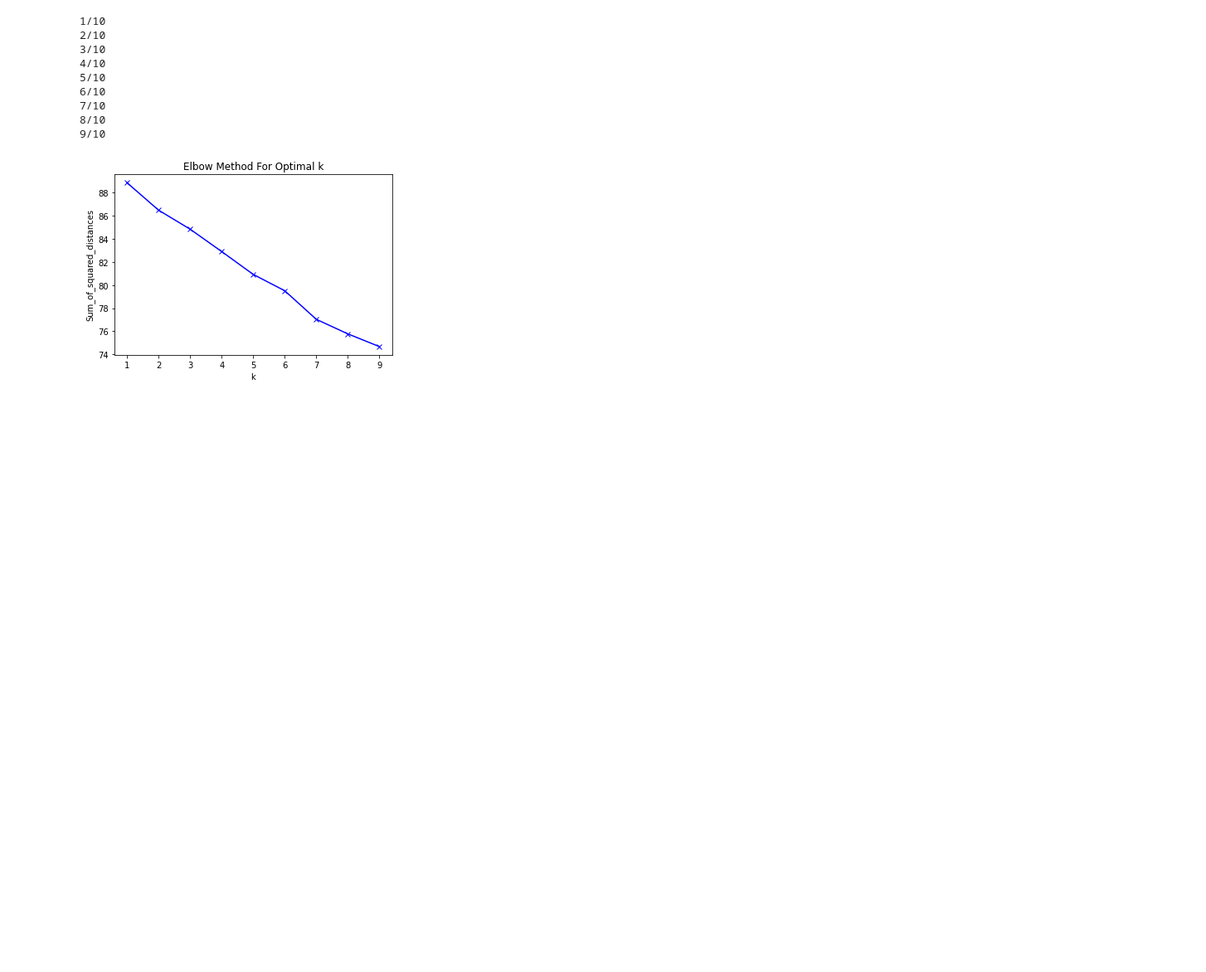
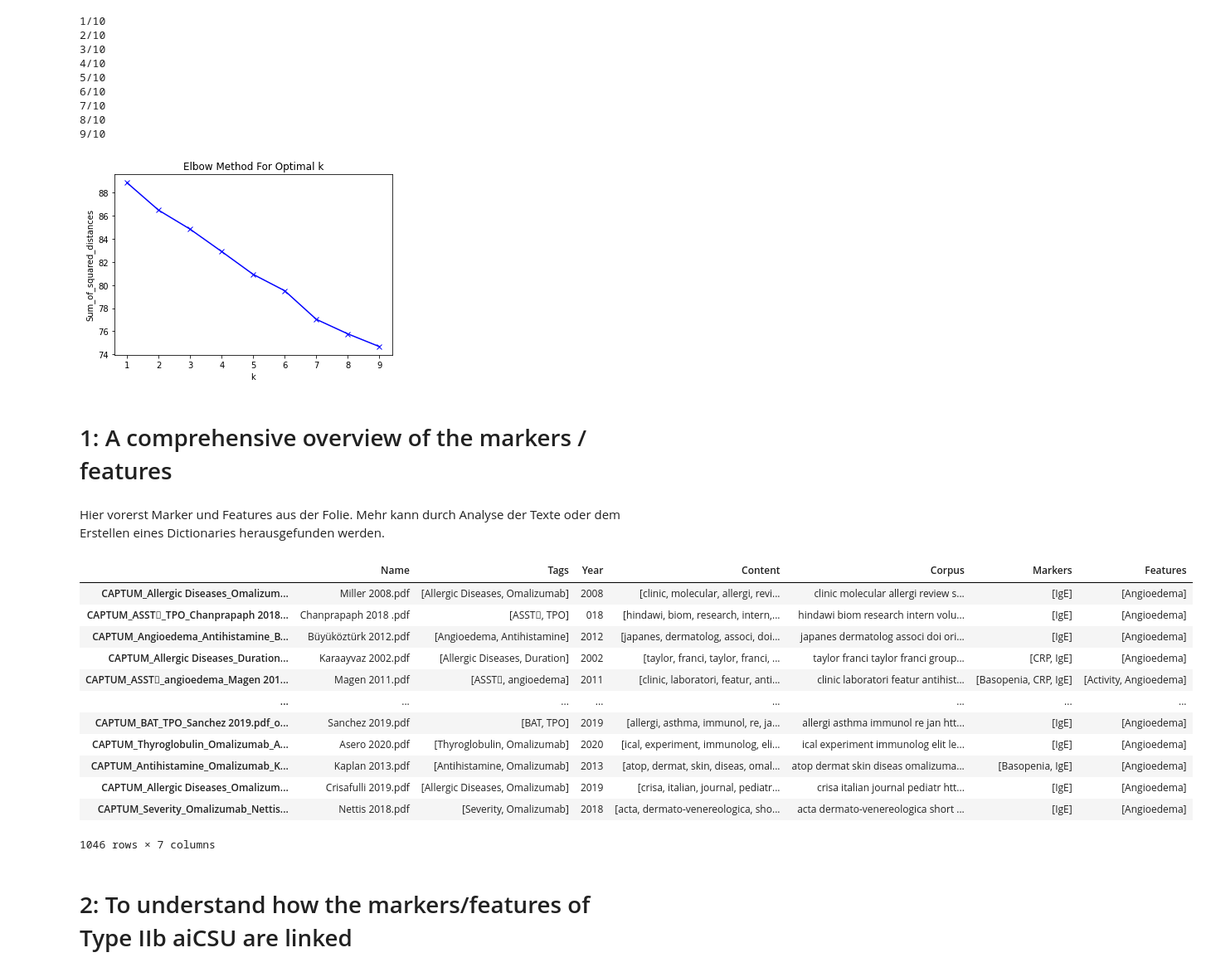
Before and after one commit to JulianSchmidtke/CAPTUM, a Jupyter notebook: AsuD_CAPTUM_v0.1.ipynb, the cells around one changed output. Shown at 83% size. Saved outputs shown, nothing was run; the diff lists cells and outputs as text; code cells hidden in the pictures; blank space fills up the shorter version.

Commit message:
Markers und Links

```diff
--- a/AsuD_CAPTUM_v0.1.ipynb
+++ b/AsuD_CAPTUM_v0.1.ipynb
@@ -225,3 +242,44 @@ plt.title('Elbow Method For Optimal k')
 plt.show()
 # %% [output]
 [figure]
+# %% [markdown]
+# 1: A comprehensive overview of the markers / features
+# %% [markdown]
+Hier vorerst Marker und Features aus der Folie. Mehr kann durch Analyse der Texte oder dem Erstellen eines Dictionaries herausgefunden werden.
+# %%
+markers = ["Eosinopenia", "Basopenia", "IgT-anti-TPO", "CRP", "IgE"]
+features = ["Activity", "Duration", "Comorbid autoimmune diseases", "Angioedema"]
+
+def find_markers(text):
+  found_markers = []
+  for marker in markers:
+    if marker.upper() in text.upper():
+      found_markers.append(marker)
+  return found_markers
+
+def find_features(text):
+  found_features = []
+  for feature in features:
+    if feature.upper() in text.upper():
+      found_features.append(feature)
+  return found_features
+
+df['Markers'] = df['Corpus'].apply(find_markers)
+df['Features'] = df['Corpus'].apply(find_features)
+df
+# %% [output]
+|  | Name | Tags | Year | Content | Corpus | Markers | Features |
+| CAPTUM_Allergic Diseases_Omalizum... | Miller 2008.pdf | [Allergic Diseases, Omalizumab] | 2008 | [clinic, molecular, allergi, revi... | clinic molecular allergi review s... | [IgE] | [Angioedema] |
+| CAPTUM_ASST_TPO_Chanprapaph 2018... | Chanprapaph 2018 .pdf | [ASST, TPO] | 018 | [hindawi, biom, research, intern,... | hindawi biom research intern volu... | [IgE] | [Angioedema] |
+| CAPTUM_Angioedema_Antihistamine_B... | Büyüköztürk 2012.pdf | [Angioedema, Antihistamine] | 2012 | [japanes, dermatolog, associ, doi... | japanes dermatolog associ doi ori... | [IgE] | [Angioedema] |
+| CAPTUM_Allergic Diseases_Duration... | Karaayvaz 2002.pdf | [Allergic Diseases, Duration] | 2002 | [taylor, franci, taylor, franci, ... | taylor franci taylor franci group... | [CRP, IgE] | [Angioedema] |
+| CAPTUM_ASST_angioedema_Magen 201... | Magen 2011.pdf | [ASST, angioedema] | 2011 | [clinic, laboratori, featur, anti... | clinic laboratori featur antihist... | [Basopenia, CRP, IgE] | [Activity, Angioedema] |
+| ... | ... | ... | ... | ... | ... | ... | ... |
+| CAPTUM_BAT_TPO_Sanchez 2019.pdf_o... | Sanchez 2019.pdf | [BAT, TPO] | 2019 | [allergi, asthma, immunol, re, ja... | allergi asthma immunol re jan htt... | [IgE] | [Angioedema] |
+| CAPTUM_Thyroglobulin_Omalizumab_A... | Asero 2020.pdf | [Thyroglobulin, Omalizumab] | 2020 | [ical, experiment, immunolog, eli... | ical experiment immunolog elit le... | [IgE] | [Angioedema] |
+| CAPTUM_Antihistamine_Omalizumab_K... | Kaplan 2013.pdf | [Antihistamine, Omalizumab] | 2013 | [atop, dermat, skin, diseas, omal... | atop dermat skin diseas omalizuma... | [Basopenia, IgE] | [Angioedema] |
+| CAPTUM_Allergic Diseases_Omalizum... | Crisafulli 2019.pdf | [Allergic Diseases, Omalizumab] | 2019 | [crisa, italian, journal, pediatr... | crisa italian journal pediatr htt... | [IgE] | [Angioedema] |
+| CAPTUM_Severity_Omalizumab_Nettis... | Nettis 2018.pdf | [Severity, Omalizumab] | 2018 | [acta, dermato-venereologica, sho... | acta dermato-venereologica short ... | [IgE] | [Angioedema] |
+1046 rows × 7 columns
+# %% [markdown]
+# 2: To understand how the markers/features of Type IIb aiCSU are linked
```
Also changed, not shown: parts of 17 cells of this notebook.
